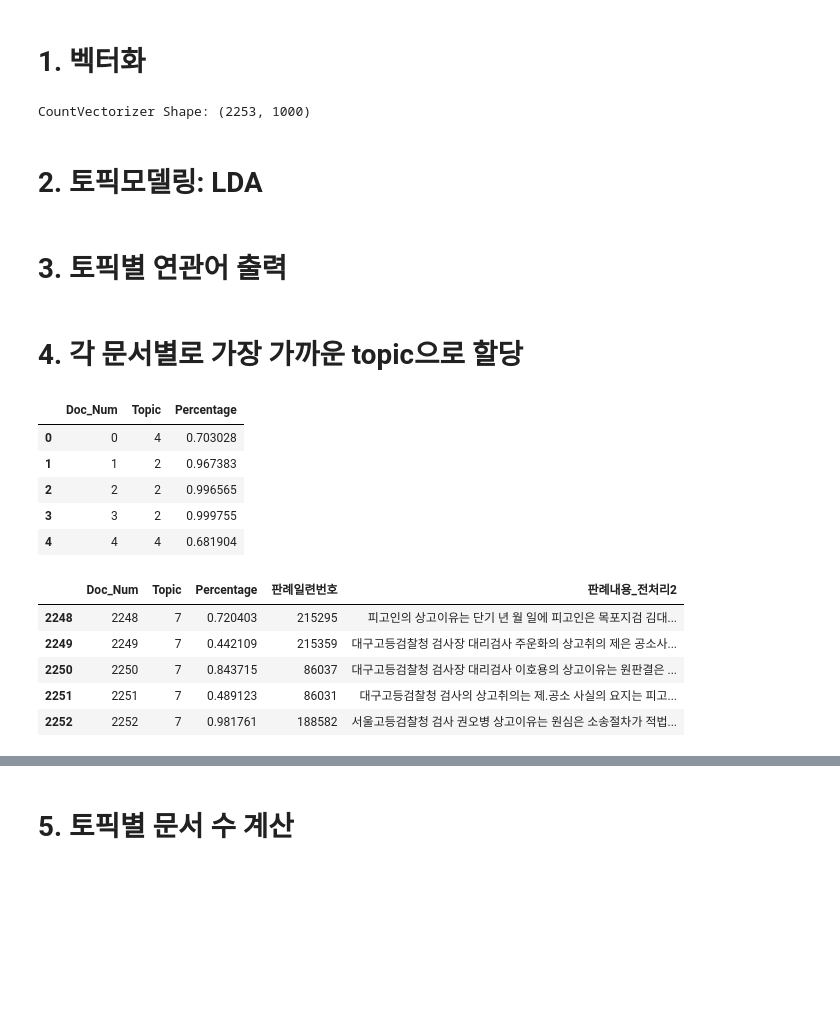
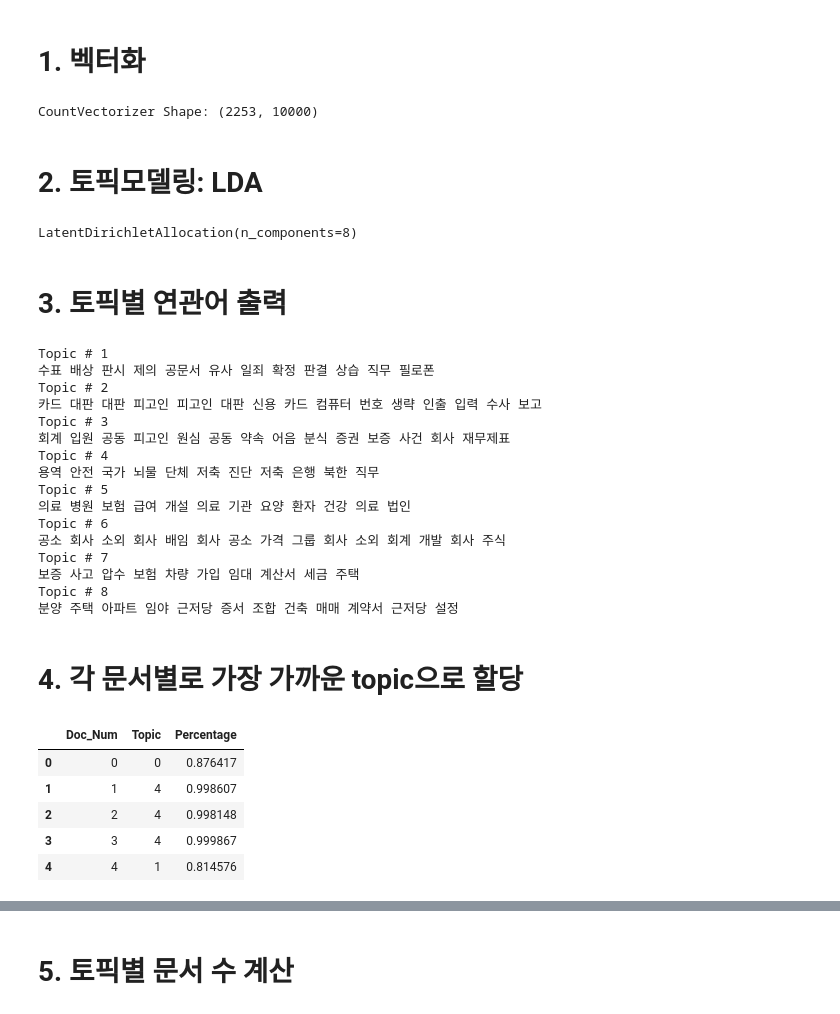
Before and after one commit to yeoniiii/NLP-CaseLaw, a Jupyter notebook: 4_TopicModeling/4.2_LDA.ipynb, the cells around one changed output, grey strips where cells are left out. Saved outputs shown, nothing was run; the diff lists cells and outputs as text; code cells hidden in the pictures; blank space fills up the shorter version.

Commit message:
Update Topic Modeling Files

```diff
--- a/4_TopicModeling/4.2_LDA.ipynb
+++ b/4_TopicModeling/4.2_LDA.ipynb
@@ -18,29 +18,34 @@ kkmaCorpus[0]
 # %%
 # LDA 는 Count기반의 Vectorizer만 적용
 from sklearn.feature_extraction.text import CountVectorizer
-count_vectorizer = CountVectorizer(max_df=0.1, max_features=1000, min_df=2, ngram_range=(1,2))
+count_vectorizer = CountVectorizer(max_df=0.1, max_features=10000, min_df=2, ngram_range=(1,2))
     # 2개의 문서 미만으로 등장하는 단어는 제외, 전체의 10% 이상으로 자주 등장하는 단어는 제외
     # bigram도 포함
 
 feat_vect = count_vectorizer.fit_transform(kkmaCorpus)
 print('CountVectorizer Shape:', feat_vect.shape)
 # %% [output]
-CountVectorizer Shape: (2253, 1000)
+CountVectorizer Shape: (2253, 10000)
 # %% [markdown]
 # 2. 토픽모델링: LDA
 # %%
 # 2. 토픽모델링: LDA
+n_topics = 8
+
 from sklearn.decomposition import LatentDirichletAllocation
-lda = LatentDirichletAllocation(n_components=8)  # 토픽 수는 6개로 설정
+lda = LatentDirichletAllocation(n_components=n_topics)
 lda.fit(feat_vect)
 
-LatentDirichletAllocation(batch_size=128, doc_topic_prior=None,
-             evaluate_every=-1, learning_decay=0.7,
-             learning_method='batch', learning_offset=10.0,
-             max_doc_update_iter=100, max_iter=10, mean_change_tol=0.001,
-             n_components=8, n_jobs=None, perp_tol=0.1,
-             random_state=None, topic_word_prior=None,
-             total_samples=1000000.0, verbose=0)
+# LatentDirichletAllocation(batch_size=128, doc_topic_prior=None,
+#              evaluate_every=-1, learning_decay=0.7,
+#              learning_method='batch', learning_offset=10.0,
+#              max_doc_update_iter=100, max_iter=10, mean_change_tol=0.001,
+#              n_components=n_topics, # 토픽 개수
+#              n_jobs=None, perp_tol=0.1,
+#              random_state=None, topic_word_prior=None,
+#              total_samples=1000000.0, verbose=0)
+# %% [output]
+LatentDirichletAllocation(n_components=8)
 # %% [markdown]
 # 3. 토픽별 연관어 출력
 # %%
@@ -61,33 +66,40 @@ feature_names = count_vectorizer.get_feature_names_out()
 
 # Topic별 가장 연관도가 높은 word를 10개만 추출
 display_topics(lda, feature_names, 10)
+# %% [output]
+Topic # 1
+수표 배상 판시 제의 공문서 유사 일죄 확정 판결 상습 직무 필로폰
+Topic # 2
+카드 대판 대판 피고인 피고인 대판 신용 카드 컴퓨터 번호 생략 인출 입력 수사 보고
+Topic # 3
+회계 입원 공동 피고인 원심 공동 약속 어음 분식 증권 보증 사건 회사 재무제표
+Topic # 4
+용역 안전 국가 뇌물 단체 저축 진단 저축 은행 북한 직무
+Topic # 5
+의료 병원 보험 급여 개설 의료 기관 요양 환자 건강 의료 법인
+Topic # 6
+공소 회사 소외 회사 배임 회사 공소 가격 그룹 회사 소외 회계 개발 회사 주식
+Topic # 7
+보증 사고 압수 보험 차량 가입 임대 계산서 세금 주택
+Topic # 8
+분양 주택 아파트 임야 근저당 증서 조합 건축 매매 계약서 근저당 설정
 # %% [markdown]
 # 4. ⁣각 문서별로 가장 가까운 topic으로 할당
 # %%
 # 문서별로, 가장 확률이 높은 topic으로 할당해줌
 doc_topic = lda.transform(feat_vect)
 doc_per_topic_list = []
 for n in range(doc_topic.shape[0]):
     topic_most_pr = doc_topic[n].argmax()
     topic_pr = doc_topic[n].max()
     doc_per_topic_list.append([n, topic_most_pr, topic_pr])
 
 doc_topic_df = pd.DataFrame(doc_per_topic_list, columns=['Doc_Num', 'Topic', 'Percentage'])
 display(doc_topic_df.head())
-
-# 실제 데이터와 조인
-doc_topic_df = doc_topic_df.join(df)
-doc_topic_df.tail()
 # %% [output]
 |  | Doc_Num | Topic | Percentage |
-| 0 | 0 | 4 | 0.703028 |
-| 1 | 1 | 2 | 0.967383 |
-| 2 | 2 | 2 | 0.996565 |
-| 3 | 3 | 2 | 0.999755 |
-| 4 | 4 | 4 | 0.681904 |
+| 0 | 0 | 0 | 0.876417 |
+| 1 | 1 | 4 | 0.998607 |
+| 2 | 2 | 4 | 0.998148 |
+| 3 | 3 | 4 | 0.999867 |
+| 4 | 4 | 1 | 0.814576 |
-|  | Doc_Num | Topic | Percentage | 판례일련번호 | 판례내용_전처리2 |
-| 2248 | 2248 | 7 | 0.720403 | 215295 | 피고인의 상고이유는 단기 년 월 일에 피고인은 목포지검 김대... |
-| 2249 | 2249 | 7 | 0.442109 | 215359 | 대구고등검찰청 검사장 대리검사 주운화의 상고취의 제은 공소사... |
-| 2250 | 2250 | 7 | 0.843715 | 86037 | 대구고등검찰청 검사장 대리검사 이호용의 상고이유는 원판결은 ... |
-| 2251 | 2251 | 7 | 0.489123 | 86031 | 대구고등검찰청 검사의 상고취의는 제.공소 사실의 요지는 피고... |
-| 2252 | 2252 | 7 | 0.981761 | 188582 | 서울고등검찰청 검사 권오병 상고이유는 원심은 소송절차가 적법... |
```
Also changed, not shown: parts of 2 cells of this notebook, 1 other file.
